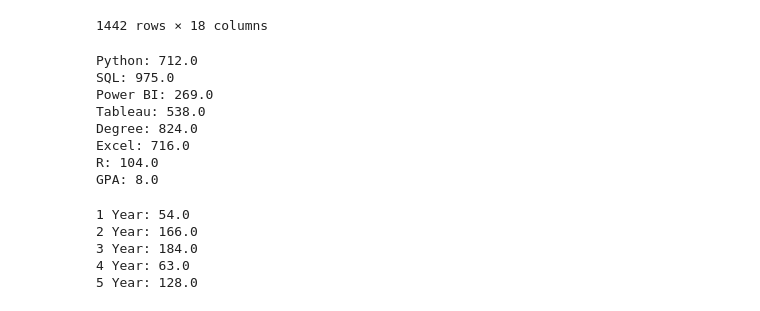
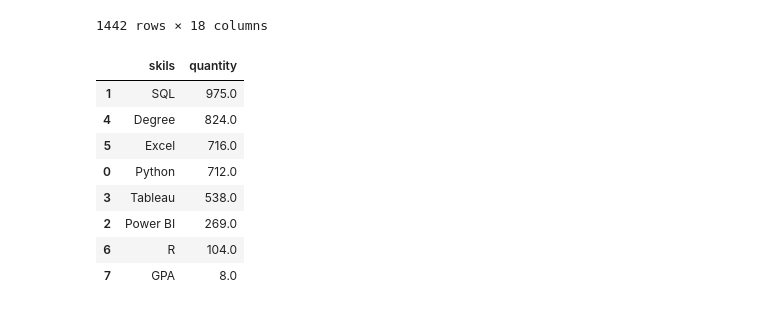
Before and after one commit to ariga01/Job_Requirement_Analysis, a Jupyter notebook: Mid_02_Analysis.ipynb, the cells around one changed output. Saved outputs shown, nothing was run; the diff lists cells and outputs as text; code cells hidden in the pictures.

```diff
--- a/Mid_03_Analysis.ipynb
+++ b/Mid_02_Analysis.ipynb
@@ -151,25 +148,32 @@ df
 | 1441 | Indonesia | Business System Analyst | ABeam Consulting Indonesia | Data... | Full-time | 135 | 0.0 | 0.0 | 1.0 | 0.0 | 0.0 | ... |
 1442 rows × 18 columns
 # %%
-get_sum = ['Python', 'SQL', 'Power BI', 'Tableau', 'Degree', 'Excel', 'R', 'GPA']
-for i in get_sum:
-    print(f'{i}:', df[f'{i}'].sum())
+cols = ['Python', 'SQL', 'Power BI', 'Tableau', 'Degree', 'Excel', 'R', 'GPA']
+result = []
+for col in cols:
+    to_list = {
+        'skils': col,
+        'quantity' : df[f'{col}'].sum()
+        }
+    result.append(to_list)
-# %% [output]
-Python: 712.0
-SQL: 975.0
-Power BI: 269.0
-Tableau: 538.0
-Degree: 824.0
-Excel: 716.0
-R: 104.0
-GPA: 8.0
 # %%
-get_year = ['1 Year', '2 Year', '3 Year', '4 Year', '5 Year']
-for i in get_year:
-    print(f'{i}:', df[f'{i}'].sum())
+cols = ['1 Year', '2 Year', '3 Year', '4 Year', '5 Year']
+years = []
+for col in cols:
+    to_list = {
+        'years': col,
+        'quantity' : df[f'{col}'].sum()
+        }
+    years.append(to_list)
-# %% [output]
-1 Year: 54.0
-2 Year: 166.0
-3 Year: 184.0
-4 Year: 63.0
-5 Year: 128.0
+# %%
+pd.DataFrame(result).sort_values(by='quantity', ascending=False)
+# %% [output]
+|  | skils | quantity |
+| 1 | SQL | 975.0 |
+| 4 | Degree | 824.0 |
+| 5 | Excel | 716.0 |
+| 0 | Python | 712.0 |
+| 3 | Tableau | 538.0 |
+| 2 | Power BI | 269.0 |
+| 6 | R | 104.0 |
+| 7 | GPA | 8.0 |
```
Also changed, not shown: parts of 2 cells of this notebook, 3 other files.
